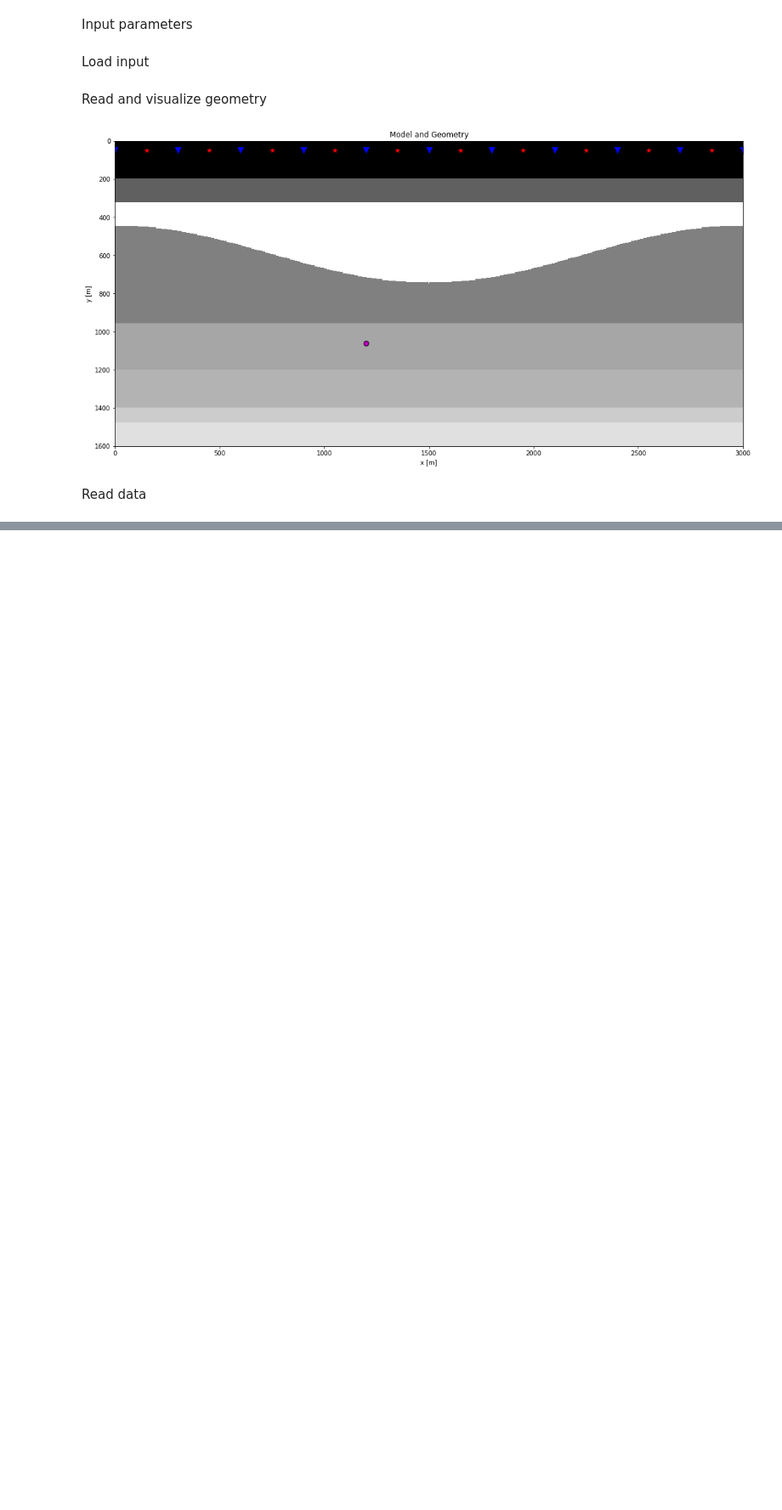
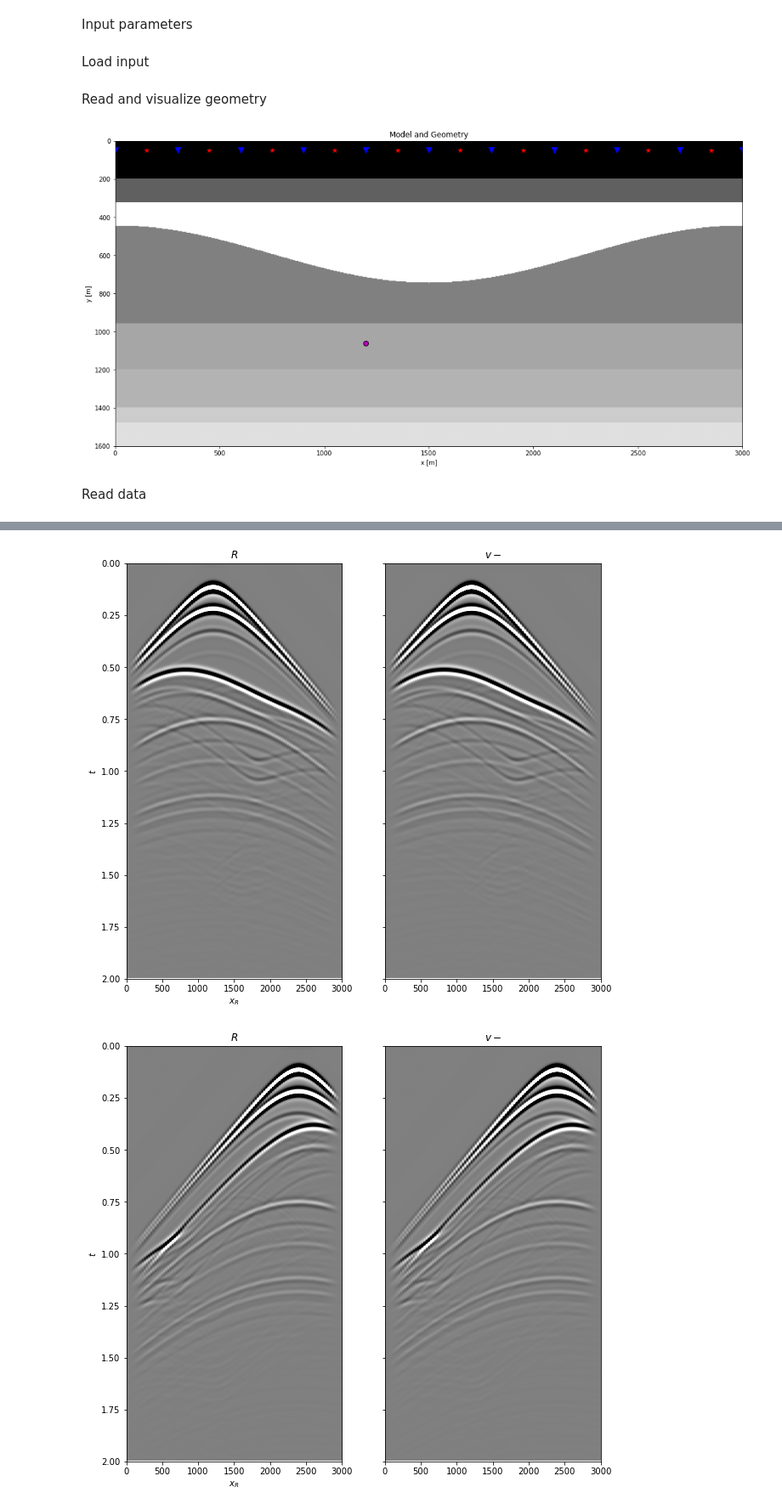
Before and after one commit to DIG-Kaust/pymarchenko, a Jupyter notebook: notebooks/Marchenko_demultiple.ipynb, the cells around one changed output, grey strips where cells are left out. Shown at 85% size. Cells and saved outputs as stored; diff of their text form; code cells hidden in the pictures; blank space fills up the shorter version.

```diff
--- a/notebooks/Marchenko_demultiple.ipynb
+++ b/notebooks/Marchenko_demultiple.ipynb
@@ -865,0 +226,23 @@ axs[1].set_ylim(2, 0);
+# %%
+fig, axs = plt.subplots(1, 2, sharey=True, figsize=(10, 9))
+axs[0].imshow(Rwav[2].T, cmap='gray', vmin=-1e-1, vmax=1e-1, extent=(r[0,0], r[0,-1], t[-1], t[0]))
+axs[0].set_title(r'$R$'), axs[0].set_xlabel(r'$x_R$'), axs[0].set_ylabel(r'$t$')
+axs[0].axis('tight')
+axs[0].set_ylim(2, 0);
+axs[1].imshow(U_minus[2].T, cmap='gray', vmin=-1e-1, vmax=1e-1, extent=(r[0,0], r[0,-1], t[-1], t[0]))
+axs[1].set_title(r'$v-$'), axs[0].set_xlabel(r'$x_R$')
+axs[1].axis('tight')
+axs[1].set_ylim(2, 0)
+
+fig, axs = plt.subplots(1, 2, sharey=True, figsize=(10, 9))
+axs[0].imshow(Rwav[4].T, cmap='gray', vmin=-1e-1, vmax=1e-1, extent=(r[0,0], r[0,-1], t[-1], t[0]))
+axs[0].set_title(r'$R$'), axs[0].set_xlabel(r'$x_R$'), axs[0].set_ylabel(r'$t$')
+axs[0].axis('tight')
+axs[0].set_ylim(2, 0);
+axs[1].imshow(U_minus[4].T, cmap='gray', vmin=-1e-1, vmax=1e-1, extent=(r[0,0], r[0,-1], t[-1], t[0]))
+axs[1].set_title(r'$v-$'), axs[0].set_xlabel(r'$x_R$')
+axs[1].axis('tight')
+axs[1].set_ylim(2, 0);
+# %% [output]
+[figure, added]
+[figure, added]
```
Also changed, not shown: parts of 72 cells of this notebook, 2 other files.
